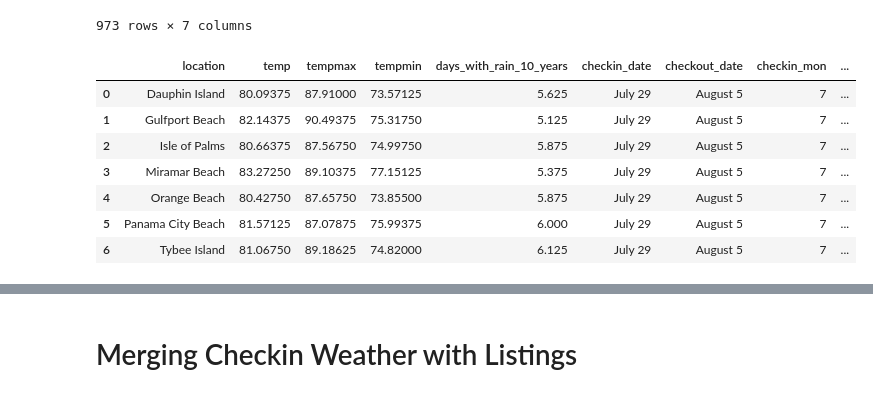
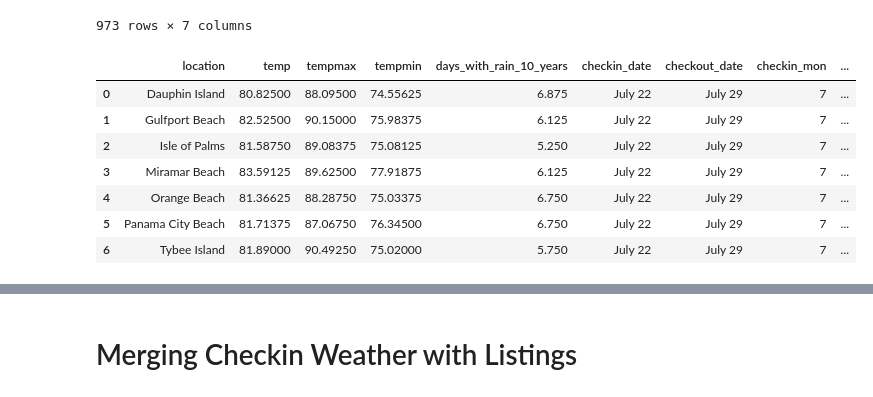
Before and after one commit to NSS-Full-Time-Data-Analytics-9/bwilhelm_capstone, a Jupyter notebook: scripts/master_list.ipynb, the cells around one changed output, grey strips where cells are left out. Drawn from its saved outputs; the diff is of its cells as text; code cells hidden in the pictures.

```diff
--- a/scripts/master_list.ipynb
+++ b/scripts/master_list.ipynb
@@ -306,16 +306,16 @@ july_29['checkout_date'] = 'August 5'
 july_29['checkin_mon'] = 7
 july_29['checkin_day'] = 29
 # %%
-july_29
+july_22
 # %% [output]
 |  | location | temp | tempmax | tempmin | days_with_rain_10_years | checkin_date | checkout_date | checkin_mon | ... |
-| 0 | Dauphin Island | 80.09375 | 87.91000 | 73.57125 | 5.625 | July 29 | August 5 | 7 | ... |
-| 1 | Gulfport Beach | 82.14375 | 90.49375 | 75.31750 | 5.125 | July 29 | August 5 | 7 | ... |
-| 2 | Isle of Palms | 80.66375 | 87.56750 | 74.99750 | 5.875 | July 29 | August 5 | 7 | ... |
-| 3 | Miramar Beach | 83.27250 | 89.10375 | 77.15125 | 5.375 | July 29 | August 5 | 7 | ... |
-| 4 | Orange Beach | 80.42750 | 87.65750 | 73.85500 | 5.875 | July 29 | August 5 | 7 | ... |
-| 5 | Panama City Beach | 81.57125 | 87.07875 | 75.99375 | 6.000 | July 29 | August 5 | 7 | ... |
-| 6 | Tybee Island | 81.06750 | 89.18625 | 74.82000 | 6.125 | July 29 | August 5 | 7 | ... |
+| 0 | Dauphin Island | 80.82500 | 88.09500 | 74.55625 | 6.875 | July 22 | July 29 | 7 | ... |
+| 1 | Gulfport Beach | 82.52500 | 90.15000 | 75.98375 | 6.125 | July 22 | July 29 | 7 | ... |
+| 2 | Isle of Palms | 81.58750 | 89.08375 | 75.08125 | 5.250 | July 22 | July 29 | 7 | ... |
+| 3 | Miramar Beach | 83.59125 | 89.62500 | 77.91875 | 6.125 | July 22 | July 29 | 7 | ... |
+| 4 | Orange Beach | 81.36625 | 88.28750 | 75.03375 | 6.750 | July 22 | July 29 | 7 | ... |
+| 5 | Panama City Beach | 81.71375 | 87.06750 | 76.34500 | 6.750 | July 22 | July 29 | 7 | ... |
+| 6 | Tybee Island | 81.89000 | 90.49250 | 75.02000 | 5.750 | July 22 | July 29 | 7 | ... |
 # %%
 check_in_weather = pd.merge(august_12, august_19,
                             on = ('location', 'temp', 'tempmax', 'tempmin', 'days_with_rain_10_years',
```
Also changed, not shown: parts of 3 cells of this notebook, 8 other files.
